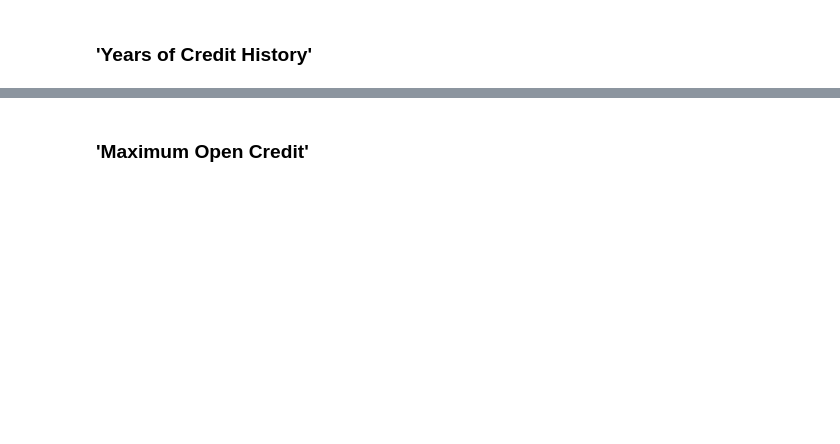
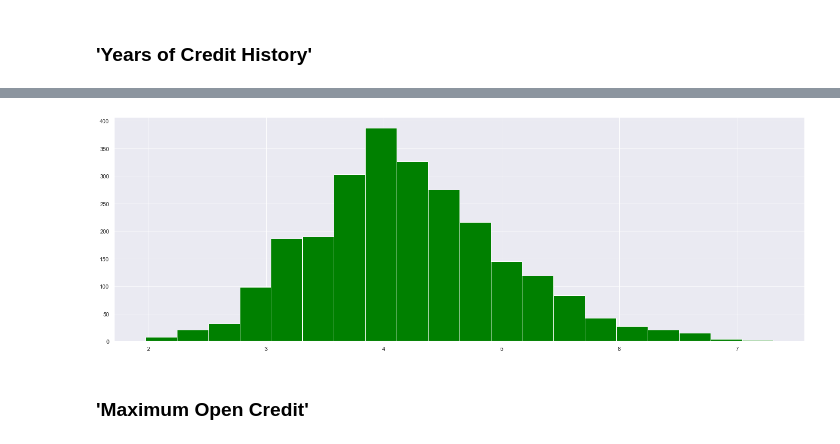
Before and after one commit to VadimGrishin/BinClass_GB, a Jupyter notebook: default_predict_project.ipynb, the cells around one changed output, grey strips where cells are left out. Saved outputs shown, nothing was run; the diff lists cells and outputs as text; code cells hidden in the pictures; blank space fills up the shorter version.

```diff
--- a/default_predict_project.ipynb
+++ b/default_predict_project.ipynb
@@ -150,5 +162,6 @@ plt.show()
 # %%
 df['sqr Number of Open Accounts'] = df['Number of Open Accounts'].apply(np.sqrt)
+dftst['sqr Number of Open Accounts'] = dftst['Number of Open Accounts'].apply(np.sqrt)
 BASE_FEATURE_NAMES.append('sqr Number of Open Accounts')
 BASE_FEATURE_NAMES.remove('Number of Open Accounts')
 # %% [markdown]
@@ -161,2 +174,7 @@ plt.show()
+# %%
+dftst['Years of Credit History'].apply(np.sqrt).hist(bins=20, color='green')
+plt.show()
+# %% [output]
+[figure, added]
 # %%
 df['sqr Years of Credit History'] = df['Years of Credit History'].apply(np.sqrt)
```
Also changed, not shown: parts of 61 cells of this notebook.
